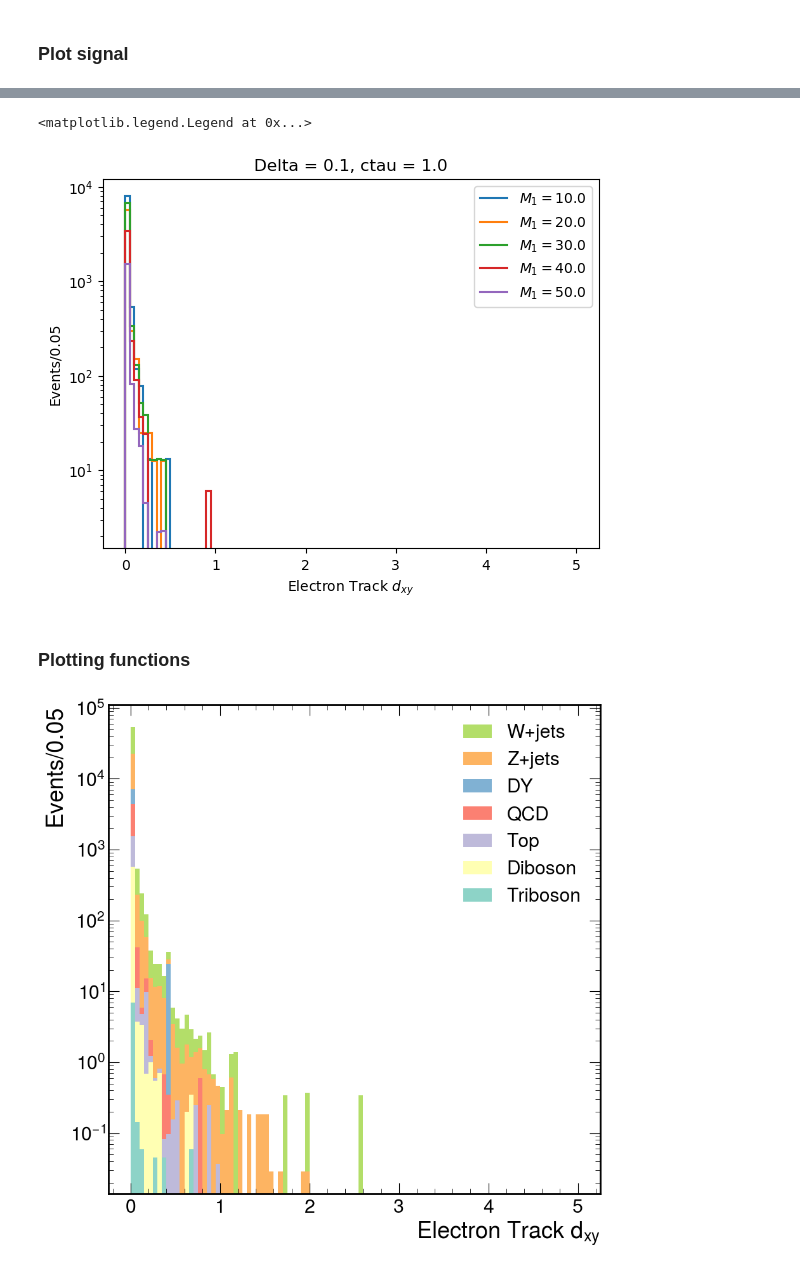
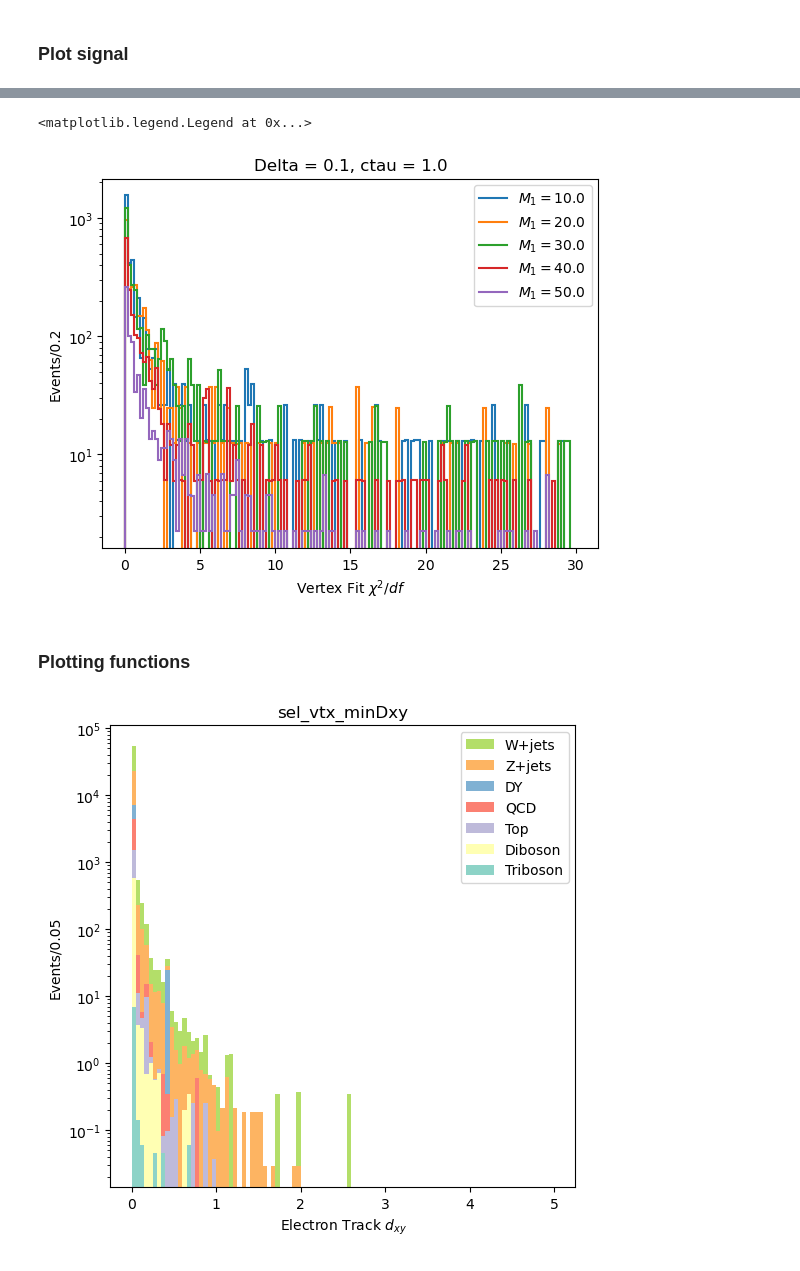
Before and after one commit to kyungminparkdrums/iDMe, a Jupyter notebook: python_analysis/notebooks/3_Plot_Kinematics.ipynb, the cells around one changed output, grey strips where cells are left out. Cells and saved outputs as stored; diff of their text form; code cells hidden in the pictures.

```diff
--- a/python_analysis/notebooks/3_Plot_Kinematics.ipynb
+++ b/python_analysis/notebooks/3_Plot_Kinematics.ipynb
@@ -16,7 +16,7 @@ import sys
 sys.path.append("/uscms/home/kyungmip/nobackup/CMSSW_10_6_26/src/iDMe/python_analysis/analysisTools/")
 import plotTools as ptools
 # %%
-plt.style.use(mplhep.style.ROOT)
+#plt.style.use(mplhep.style.ROOT)
 #mplhep.cms.label('', data=False, year=2018)
 # %%
 prefix = './coffea/'
@@ -179,0 +189,19 @@ plt.legend()
+# %%
+hname = 'sel_vtx_chi2'
+
+cut = 'nocut'
+rebin = 1j
+
+# sort the histograms by the entries
+for b in bkg_histos.keys():
+    entries = {b: bkg[hname][b].sum().value for b in bkg_histos.keys()}
+
+sorted_entries = dict(sorted(entries.items(), key=lambda x:x[1], reverse = True))
+print(sorted_entries)
+
+bkg_stack = {b:bkg[hname][b] for b in sorted_entries.keys()}
+avail_cuts = {b:[bkg_stack[b].axes[0].bin(i) for i in range(len(bkg_stack[b].axes[0].widths))] for b in bkg_stack.keys()}
+bkg_stack = {b:bkg_stack[b][cut,::rebin] for b in bkg_stack.keys() if cut in avail_cuts[b]}
+
+nb = len(bkg_stack.keys())
+hb = hist.Stack.from_dict(bkg_stack)
@@ -222,12 +267,12 @@ plt.yscale('log')
 plt.legend()
 # %% [output]
 <matplotlib.legend.Legend at 0x...>
-[figure, old version]
+[figure, new version]
 # %% [markdown]
 ### Plotting functions
 # %%
-def plot_bkg(hname, cut, rebin=1j, doLog=True, doSave=False, outDir = 'plots/', outName='plot.png'):
-    fig, ax = plt.subplots(1, 1, figsize=(10, 10))
+def plot_bkg(hname, cut, rebin=1j, doLog=True, xlim = [], title='', doSave=False, outDir = 'plots/', outName='plot.png'):
+    fig, ax = plt.subplots(1, 1, figsize=(6,6))
 
     # sort the histograms by the entries
     for b in bkg_histos.keys():
@@ -245,10 +290,14 @@ def plot_bkg(hname, cut, rebin=1j, doLog=True, doSave=False, outDir = 'plots/',
 
     hb[::-1].plot(stack = True, yerr=False, density=False, histtype='fill', color=[k for k in mpl.colormaps['Set3'].colors][:nb])
 
-    plt.ylabel(f'Events/{binwidth}')
+    plt.title(title)
+    plt.ylabel('Events/{:.2f}'.format(binwidth))
     if doLog:
         plt.yscale('log')
     plt.legend()
+
+    if xlim != []:
+        plt.xlim(xlim)
 
     handles, labels = ax.get_legend_handles_labels()
     ax.legend(reversed(handles), reversed(labels), loc='upper right')
@@ -256,10 +305,10 @@ def plot_bkg(hname, cut, rebin=1j, doLog=True, doSave=False, outDir = 'plots/',
     if doSave:
         if not os.path.isdir(outDir):
             os.makedirs(outDir)
-        plt.savefig(f'{outDir}/{outName}')
+        plt.savefig(f'{outDir}/{outName}', bbox_inches='tight')
         print(f'Saved: {outDir}/{outName}')
 # %%
-plot_bkg('sel_vtx_minDxy', 'nocut', rebin=5j)
+plot_bkg('sel_vtx_minDxy', 'nocut', title='sel_vtx_minDxy', rebin=5j)
 # %% [output]
-[figure, old version]
+[figure, new version]
 # %%
```
Also changed, not shown: parts of 68 cells of this notebook.
